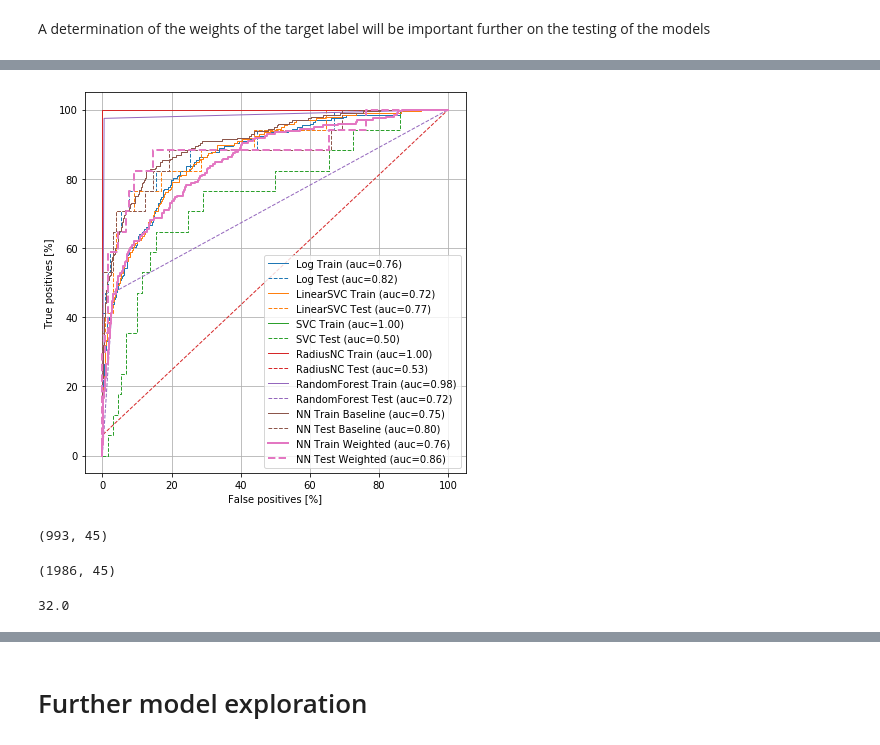
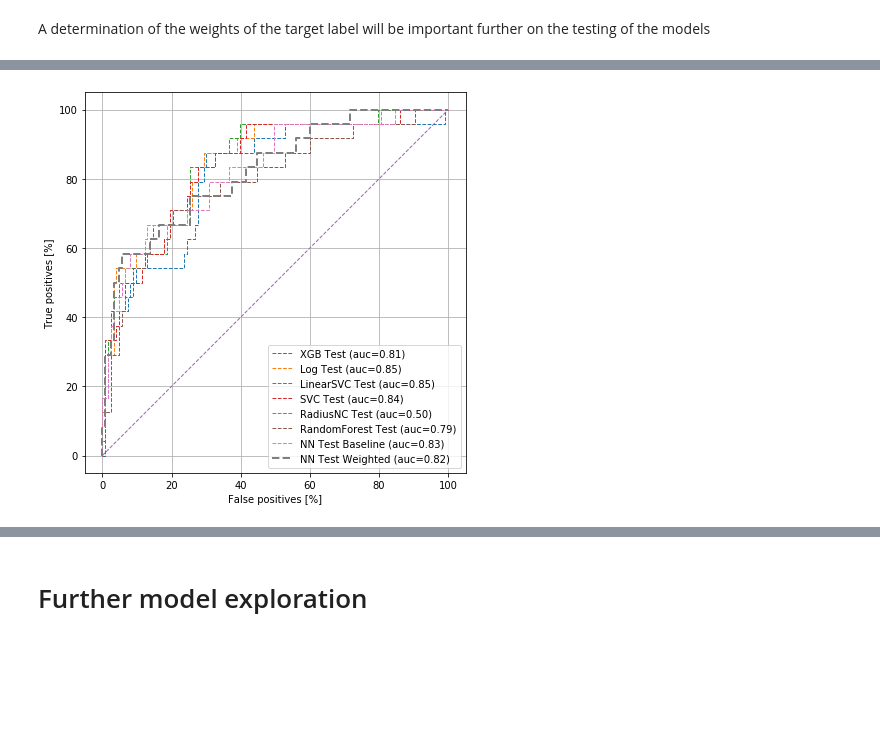
Before and after one commit to HenrikPereira/EDSBproject, a Jupyter notebook: Scripts/Data_models.ipynb, the cells around one changed output, grey strips where cells are left out. Saved outputs shown, nothing was run; the diff lists cells and outputs as text; code cells hidden in the pictures; blank space fills up the shorter version.

```diff
--- a/Scripts/Data_models.ipynb
+++ b/Scripts/Data_models.ipynb
@@ -582,3 +735,10 @@ _________________________________________________________________
+# %%
+train_nn_features, val_features, train_nn_labels, val_labels = train_test_split(train_features, train_labels,
+                                                                        test_size=0.2,
+                                                                        random_state=123,
+                                                                        stratify=train_labels)
+
+neg, pos = np.bincount(train_nn_labels)
 # %%
 #Loss with correct initialization of bias
 initial_bias = np.log([pos/neg])
@@ -626,6 +795,6 @@ plot_nn_metrics(baseline_history)
 # %%
-train_predictions_baseline = model_keras.predict(train_features, batch_size=BATCH_SIZE)
-test_predictions_baseline = model_keras.predict(test_features, batch_size=BATCH_SIZE)
+train_predictions_baseline = model_keras.predict_proba(train_nn_features, batch_size=BATCH_SIZE)
+test_predictions_baseline = model_keras.predict_proba(test_features, batch_size=BATCH_SIZE)
 # %%
 baseline_results = model_keras.evaluate(test_features,
                                         test_labels,
@@ -691,8 +861,8 @@ weighted_model = make_model()
 weighted_model.load_weights(initial_weights)
 
 weighted_history = weighted_model.fit(
-    train_features,
-    train_labels,
+    train_nn_features,
+    train_nn_labels,
     batch_size=BATCH_SIZE,
     epochs=EPOCHS,
     callbacks = [early_stopping, reduce_lr],
@@ -724,6 +894,6 @@ plot_nn_metrics(weighted_history)
 # %%
-train_predictions_weighted = weighted_model.predict(train_features, batch_size=BATCH_SIZE)
-test_predictions_weighted = weighted_model.predict(test_features, batch_size=BATCH_SIZE)
+train_predictions_weighted = weighted_model.predict_proba(train_nn_features, batch_size=BATCH_SIZE)
+test_predictions_weighted = weighted_model.predict_proba(test_features, batch_size=BATCH_SIZE)
 # %%
 weighted_results = weighted_model.evaluate(test_features, test_labels,
                                            batch_size=BATCH_SIZE, verbose=0)
@@ -763,27 +936,22 @@ models_summary.sort_values(by=['f1', 'auc', 'prec'], ascending=False)
 # %%
 plt.figure(figsize=(7, 7))
-plot_roc("Log Train", train_labels, model_logistic.decision_function(train_features), lcolor=colors[0], lwidth=1)
-plot_roc("Log Test", test_labels, model_logistic.decision_function(test_features), lcolor=colors[0], lstyle='--', lwidth=1)
+plot_roc("XGB Test", test_labels, model_XGB.predict_proba(test_features)[:, 1], lcolor=colors[0], lstyle='--', lwidth=1)
 
-plot_roc("LinearSVC Train", train_labels, model_LinearSVC.decision_function(train_features), lcolor=colors[1], lwidth=1)
-plot_roc("LinearSVC Test", test_labels, model_LinearSVC.decision_function(test_features), lcolor=colors[1], lstyle='--', lwidth=1)
+plot_roc("Log Test", test_labels, model_logistic.predict_proba(test_features)[:, 1], lcolor=colors[1], lstyle='--', lwidth=1)
 
-plot_roc("SVC Train", train_labels, model_SVC.decision_function(train_features), lcolor=colors[2], lwidth=1)
-plot_roc("SVC Test", test_labels, model_SVC.decision_function(test_features), lcolor=colors[2], lstyle='--', lwidth=1)
+plot_roc("LinearSVC Test", test_labels, model_LinearSVC.decision_function(test_features), lcolor=colors[2], lstyle='--', lwidth=1)
 
-plot_roc("RadiusNC Train", train_labels, model_RadiusNC.predict(train_features), lcolor=colors[3], lwidth=1)
-plot_roc("RadiusNC Test", test_labels, model_RadiusNC.predict(test_features), lcolor=colors[3], lstyle='--', lwidth=1)
+plot_roc("SVC Test", test_labels, model_SVC.predict_proba(test_features)[:, 1], lcolor=colors[3], lstyle='--', lwidth=1)
 
-plot_roc("RandomForest Train", train_labels, model_RandomForest.predict(train_features), lcolor=colors[4], lwidth=1)
-plot_roc("RandomForest Test", test_labels, model_RandomForest.predict(test_features), lcolor=colors[4], lstyle='--', lwidth=1)
+plot_roc("RadiusNC Test", test_labels, model_RadiusNC.predict(test_features), lcolor=colors[4], lstyle='--', lwidth=1)
 
-plot_roc("NN Train Baseline", train_labels, train_predictions_baseline, lcolor=colors[5], lwidth=1)
-plot_roc("NN Test Baseline", test_labels, test_predictions_baseline, lcolor=colors[5], lstyle='--', lwidth=1)
+plot_roc("RandomForest Test", test_labels, model_RandomForest.predict_proba(test_features)[:, 1], lcolor=colors[5], lstyle='--', lwidth=1)
 
-plot_roc("NN Train Weighted", train_labels, train_predictions_weighted, lcolor=colors[6])
-plot_roc("NN Test Weighted", test_labels, test_predictions_weighted, lcolor=colors[6], lstyle='--')
+plot_roc("NN Test Baseline", test_labels, test_predictions_baseline, lcolor=colors[6], lstyle='--', lwidth=1)
+
+plot_roc("NN Test Weighted", test_labels, test_predictions_weighted, lcolor=colors[7], lstyle='--')
 
 plt.legend(loc='lower right')
 plt.show()
 # %% [output]
-[figure, old version]
+[figure, new version]
@@ -796,22 +957,0 @@ neg_labels = train_labels[~bool_train_labels]
-# %%
-ids = np.arange(len(pos_features))
-choices = np.random.choice(ids, len(neg_features))
-
-res_pos_features = pos_features[choices]
-res_pos_labels = pos_labels[choices]
-
-res_pos_features.shape
-# %% [output]
-(993, 45)
-# %%
-resampled_features = np.concatenate([res_pos_features, neg_features], axis=0)
-resampled_labels = np.concatenate([res_pos_labels, neg_labels], axis=0)
-
-order = np.arange(len(resampled_labels))
-np.random.shuffle(order)
-resampled_features = resampled_features[order]
-resampled_labels = resampled_labels[order]
-
-resampled_features.shape
-# %% [output]
-(1986, 45)
@@ -828,8 +957,0 @@ neg_ds = make_ds(neg_features, neg_labels)
-# %%
-resampled_ds = tf.data.experimental.sample_from_datasets([pos_ds, neg_ds], weights=[0.5, 0.5])
-resampled_ds = resampled_ds.batch(BATCH_SIZE).prefetch(2)
-
-resampled_steps_per_epoch = np.ceil(2.0*neg/BATCH_SIZE)
-resampled_steps_per_epoch
-# %% [output]
-32.0
```
Also changed, not shown: parts of 92 cells of this notebook, 3 other files.
